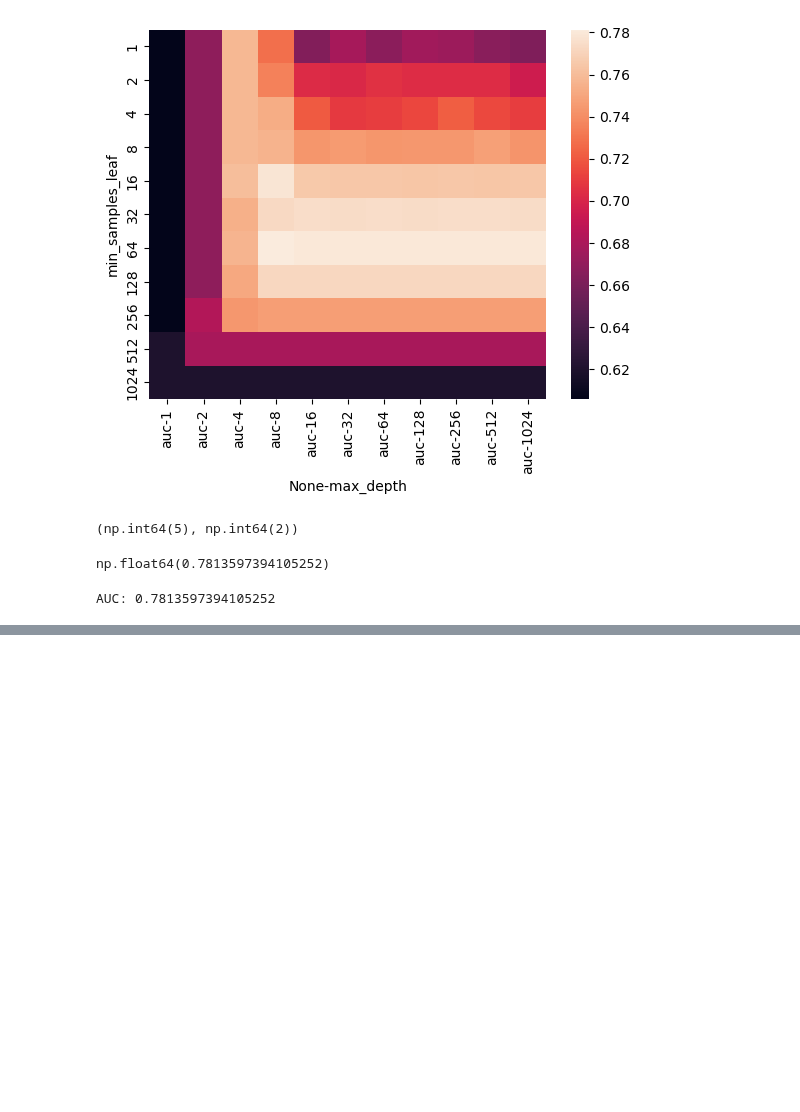
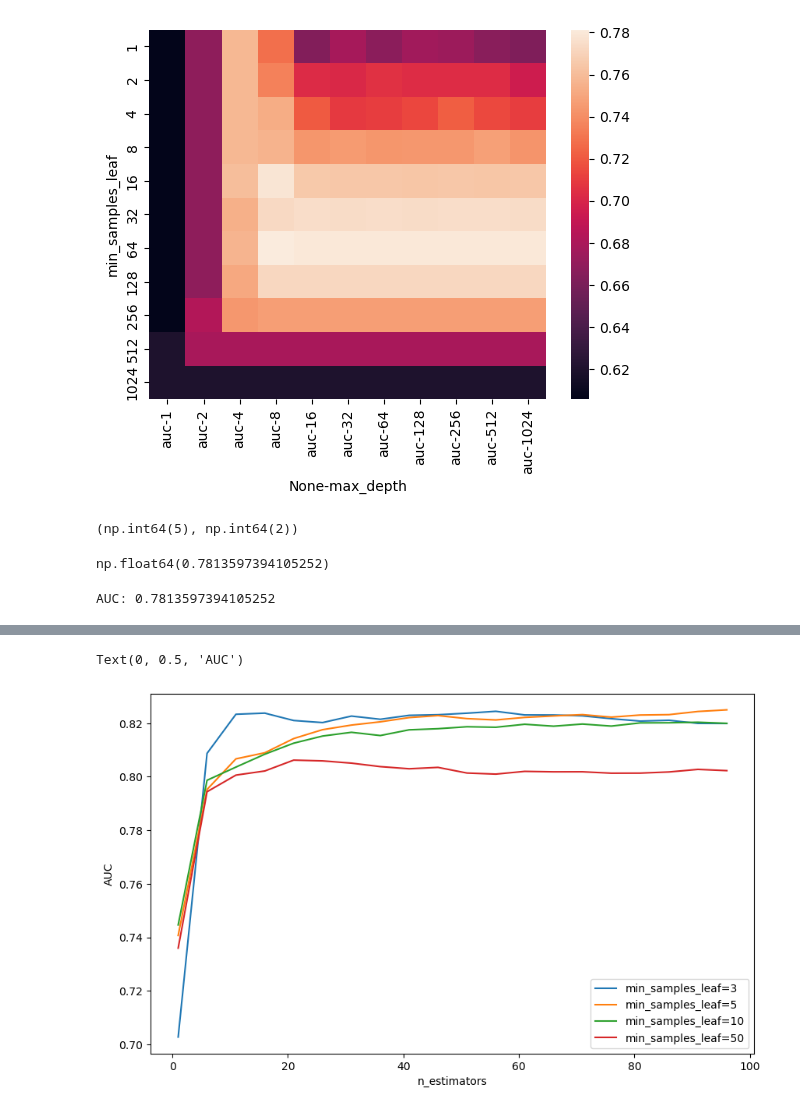
Before and after one commit to martinjimenez388/Road_to_alternatives, a Jupyter notebook: Hmw_MLZoomCamp_6.ipynb, the cells around one changed output, grey strips where cells are left out. Saved outputs shown, nothing was run; the diff lists cells and outputs as text; code cells hidden in the pictures; blank space fills up the shorter version.

```diff
--- a/Hmw_MLZoomCamp_6.ipynb
+++ b/Hmw_MLZoomCamp_6.ipynb
@@ -220,0 +269,22 @@ AUC: 0.7813597394105252
+# %%
+scores = []
+leaves = [3,5,10,50]
+for n in range(1, 101, 5):
+  for s in leaves:
+    rfc = RandomForestClassifier(n_estimators=n, max_depth=12, min_samples_leaf=s, random_state=1)
+    rfc.fit(X_train, y_train)
+
+    y_pred = rfc.predict_proba(X_val)[:,1]
+    score = roc_auc_score(y_val, y_pred)
+    scores.append((n, s, score))
+# %%
+fig, ax = plt.subplots(figsize=(10, 6))
+
+for s in leaves:
+    ax.plot([x[0] for x in scores if x[1]==s], [x[2] for x in scores if x[1]==s], label=f'min_samples_leaf={s}')
+ax.legend()
+ax.set_xlabel('n_estimators')
+ax.set_ylabel('AUC')
+# %% [output]
+Text(0, 0.5, 'AUC')
+[figure, added]
```
Also changed, not shown: parts of 9 cells of this notebook.
